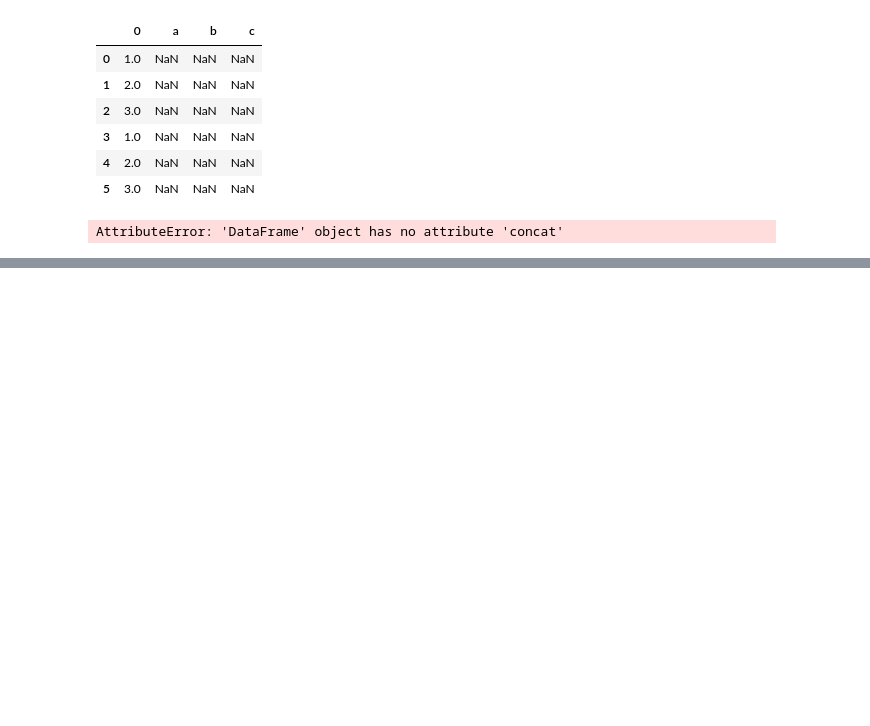
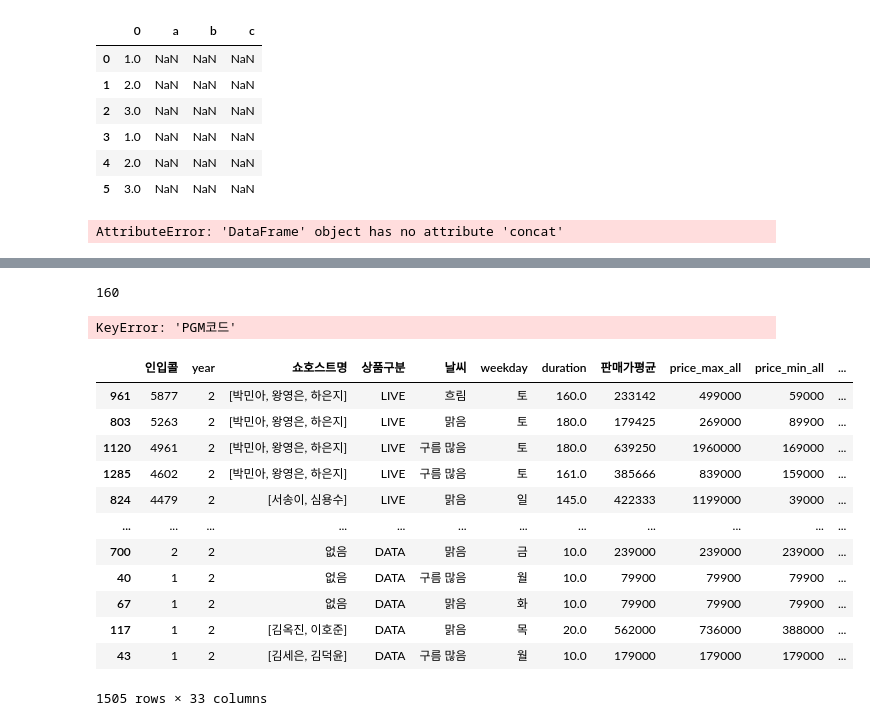
Before and after one commit to beomso0/predict_call, a Jupyter notebook: garbages/데이터확인.ipynb, the cells around one changed output, grey strips where cells are left out. Drawn from its saved outputs; the diff is of its cells as text; code cells hidden in the pictures; blank space fills up the shorter version.

```diff
--- a/garbages/데이터확인.ipynb
+++ b/garbages/데이터확인.ipynb
@@ -170,0 +199,4 @@ AttributeError: 'DataFrame' object has no attribute 'concat'
+# %%
+y_test.iloc[200]
+# %% [output]
+160
@@ -170,0 +209,22 @@ AttributeError: 'DataFrame' object has no attribute 'concat'
+# %%
+X_train[(X_train['PGM코드']==211544)&(X_train['브랜드1']=='휘슬러')]
+# %% [output]
+KeyError: 'PGM코드'
+# %%
+test01 = test01.sort_values(by='인입콜',ascending= False)
+# %%
+test01
+# %% [output]
+|  | 인입콜 | year | 쇼호스트명 | 상품구분 | 날씨 | weekday | duration | 판매가평균 | price_max_all | price_min_all | ... |
+| 961 | 5877 | 2 | [박민아, 왕영은, 하은지] | LIVE | 흐림 | 토 | 160.0 | 233142 | 499000 | 59000 | ... |
+| 803 | 5263 | 2 | [박민아, 왕영은, 하은지] | LIVE | 맑음 | 토 | 180.0 | 179425 | 269000 | 89900 | ... |
+| 1120 | 4961 | 2 | [박민아, 왕영은, 하은지] | LIVE | 구름 많음 | 토 | 180.0 | 639250 | 1960000 | 169000 | ... |
+| 1285 | 4602 | 2 | [박민아, 왕영은, 하은지] | LIVE | 구름 많음 | 토 | 161.0 | 385666 | 839000 | 159000 | ... |
+| 824 | 4479 | 2 | [서송이, 심용수] | LIVE | 맑음 | 일 | 145.0 | 422333 | 1199000 | 39000 | ... |
+| ... | ... | ... | ... | ... | ... | ... | ... | ... | ... | ... | ... |
+| 700 | 2 | 2 | 없음 | DATA | 맑음 | 금 | 10.0 | 239000 | 239000 | 239000 | ... |
+| 40 | 1 | 2 | 없음 | DATA | 구름 많음 | 월 | 10.0 | 79900 | 79900 | 79900 | ... |
+| 67 | 1 | 2 | 없음 | DATA | 맑음 | 화 | 10.0 | 79900 | 79900 | 79900 | ... |
+| 117 | 1 | 2 | [김옥진, 이호준] | DATA | 맑음 | 목 | 20.0 | 562000 | 736000 | 388000 | ... |
+| 43 | 1 | 2 | [김세은, 김덕윤] | DATA | 구름 많음 | 월 | 10.0 | 179000 | 179000 | 179000 | ... |
+1505 rows × 33 columns
```
Also changed, not shown: parts of 4 cells of this notebook, 7 other files.
